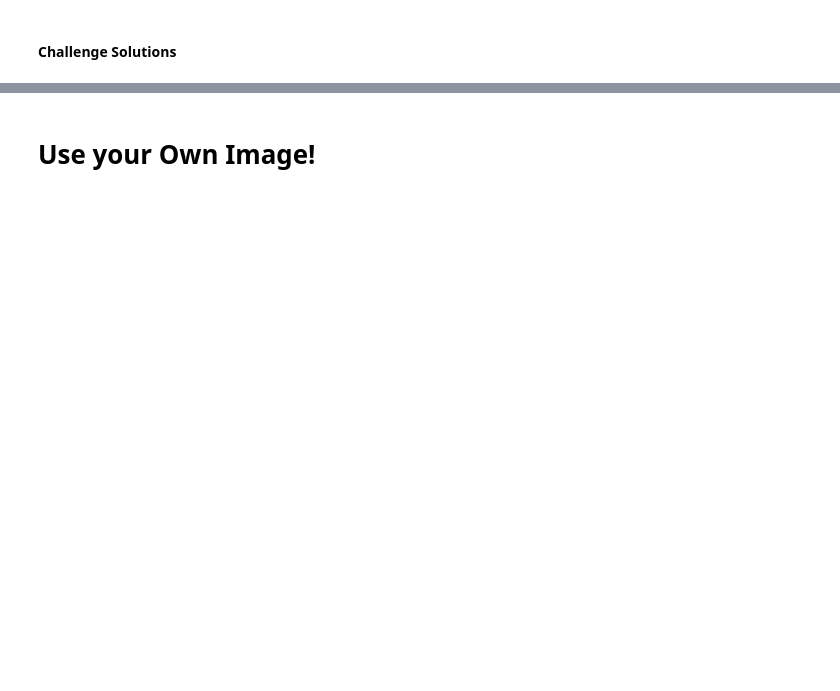
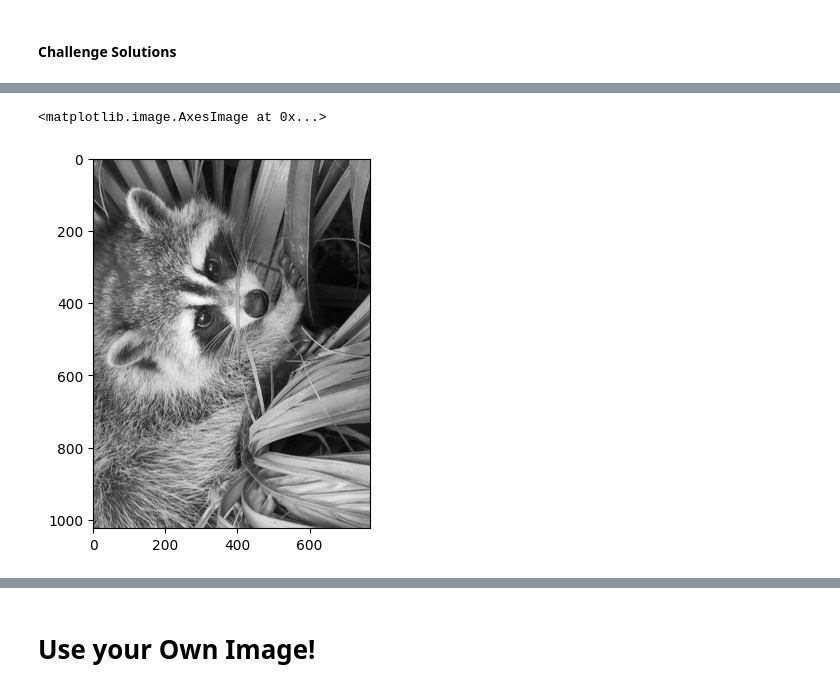
Before and after one commit to 22skowron/Data-manipulation-practice, a Jupyter notebook: Computation_with_NumPy_and_N_Dimensional_Arrays_(start).ipynb, the cells around one changed output, grey strips where cells are left out. Saved outputs shown, nothing was run; the diff lists cells and outputs as text; code cells hidden in the pictures; blank space fills up the shorter version.

```diff
--- a/Computation_with_NumPy_and_N_Dimensional_Arrays_(start).ipynb
+++ b/Computation_with_NumPy_and_N_Dimensional_Arrays_(start).ipynb
@@ -268,0 +318,5 @@ grey_vals = np.array([0.2126, 0.7152, 0.0722])
+# %%
+plt.imshow(np.rot90(img), cmap='gray')
+# %% [output]
+<matplotlib.image.AxesImage at 0x...>
+[figure, added]
```
Also changed, not shown: parts of 19 cells of this notebook.
